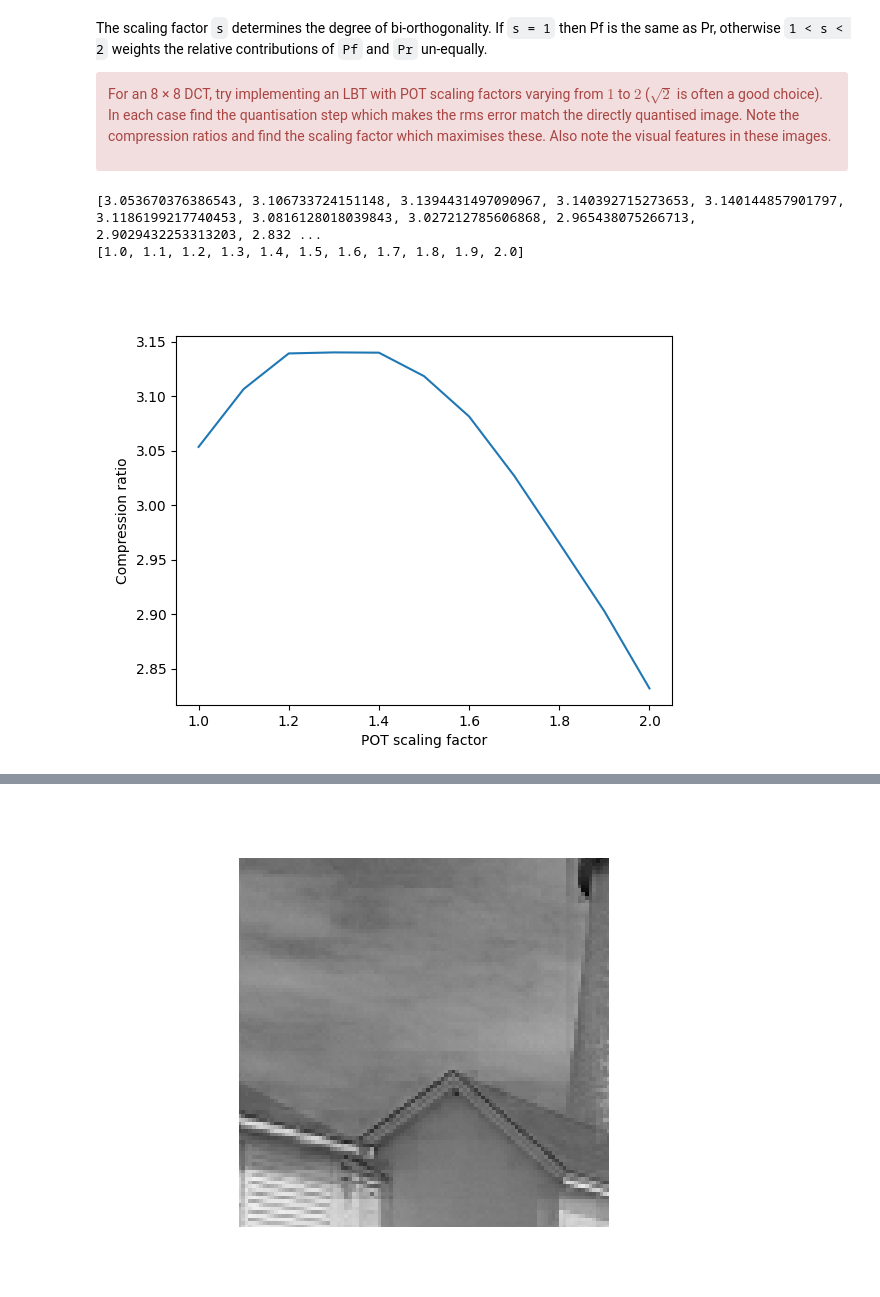
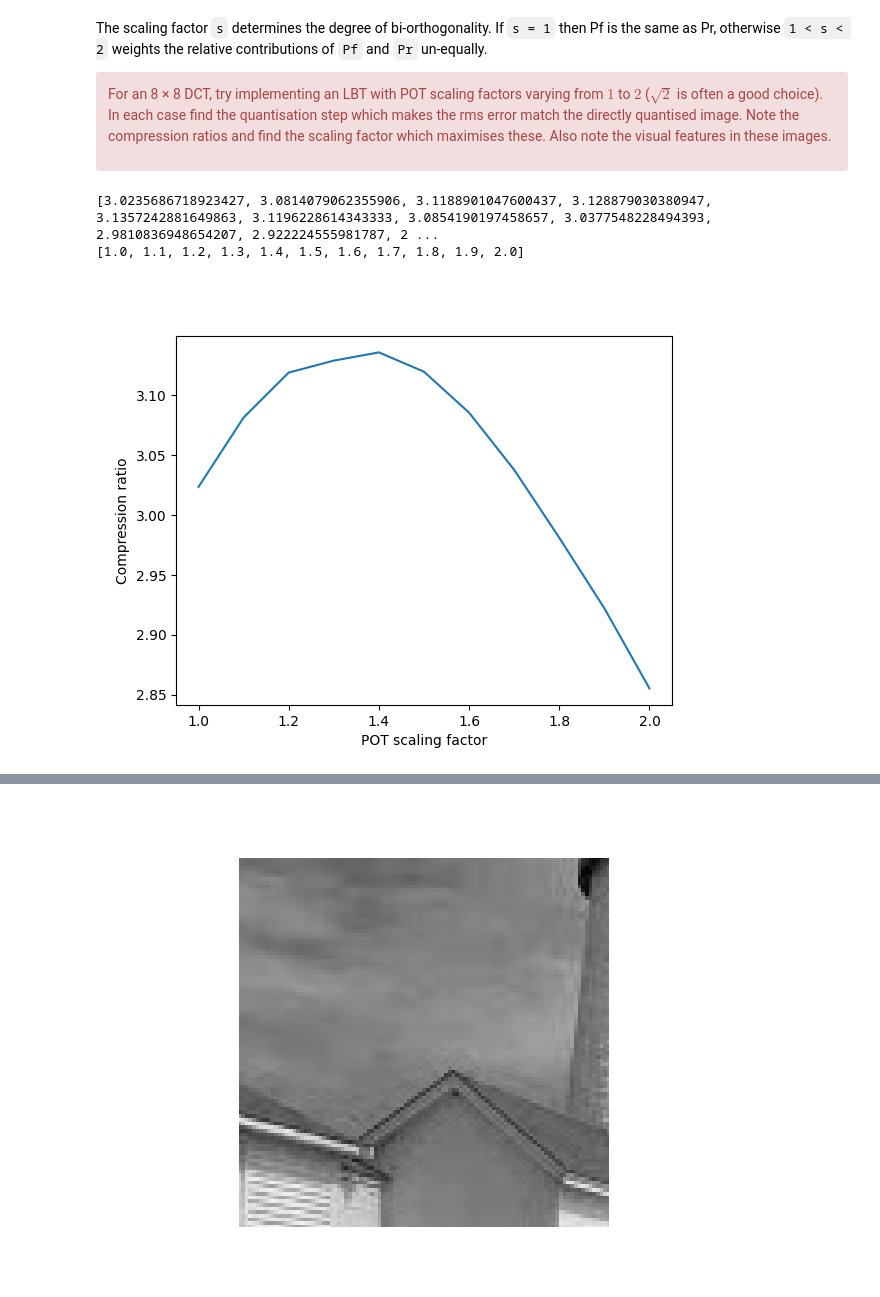
Before and after one commit to ki277/cued_sf2_lab, a Jupyter notebook: 8-lbt.ipynb, the cells around one changed output, grey strips where cells are left out. Cells and saved outputs as stored; diff of their text form; code cells hidden in the pictures.

```diff
--- a/8-lbt.ipynb
+++ b/8-lbt.ipynb
@@ -14,14 +14,14 @@ from cued_sf2_lab.laplacian_pyramid import bpp
 # %%
 def dctbpp(Yr, N):
     # Your code here
-    num_bits = 0
     # Ys = sub-image of Yr
-    for Ys in Yr:
-        num_bit_p = bpp(Ys)
-        num_pix = Ys.size
-        num_bit = num_bit_p * num_pix
-        num_bits += num_bit
-    return num_bits
+    sub = Yr.reshape(N, 256//N, N, 256//N).swapaxes(2, 1)
+    num_bit = 0
+    for i in range(sub.shape[0]):
+        for j in range(sub.shape[1]):
+            Ys = sub[i][j]
+            num_bit += bpp(Ys)*Ys.size
+    return num_bit
 # %% [markdown]
 # 8 The Lapped Bi-orthogonal Transform (LBT)
 
@@ -182,3 +194,11 @@ def optimize_step_size_lbt(X, N, s=1):
+# %%
+def compression_ratio_lbt(X, Y, step, N):
+    Xq = quantise(X, 17)
+    Yr = regroup(quantise(Y, step), N)/N
+    num_bits_lbt = dctbpp(Yr, N)
+    num_bits_direct = bpp(Xq) * Xq.size
+
+    return num_bits_direct/num_bits_lbt
 # %%
 scale_list_8 = []
 comp_list_8 = []
@@ -197,17 +217,18 @@ for scale in np.arange(10, 21)/10:
 print(comp_list_8)
 print(scale_list_8)
 # %% [output]
-[3.053670376386543, 3.106733724151148, 3.1394431497090967, 3.140392715273653, 3.140144857901797, 3.1186199217740453, 3.0816128018039843, 3.027212785606868, 2.965438075266713, 2.9029432253313203, 2.832 ...
+[3.0235686718923427, 3.0814079062355906, 3.1188901047600437, 3.128879030380947, 3.1357242881649863, 3.1196228614343333, 3.0854190197458657, 3.0377548228494393, 2.9810836948654207, 2.922224555981787, 2 ...
 [1.0, 1.1, 1.2, 1.3, 1.4, 1.5, 1.6, 1.7, 1.8, 1.9, 2.0]
 # %%
 # Plot the graph
-plt.plot(scale_list_8, comp_list_8)
+fig, ax = plt.subplots()
+ax.plot(scale_list_8, comp_list_8)
 
 # Add labels and title
-plt.xlabel('POT scaling factor')
-plt.ylabel('Compression ratio')
+ax.set_xlabel('POT scaling factor')
+ax.set_ylabel('Compression ratio')
 
 # Show the graph
 plt.show()
 # %% [output]
-[figure, old version]
+[figure, new version]
```
Also changed, not shown: parts of 18 cells of this notebook, 3 other files.
